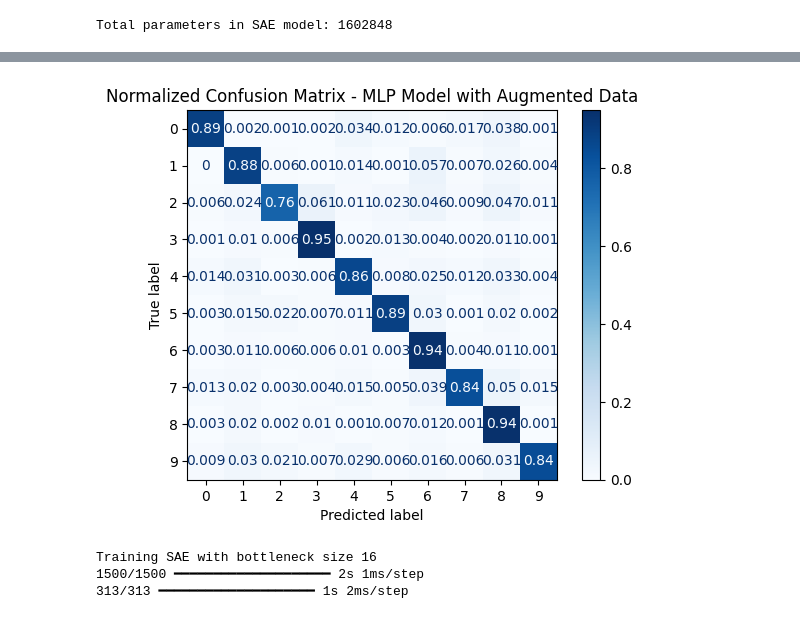
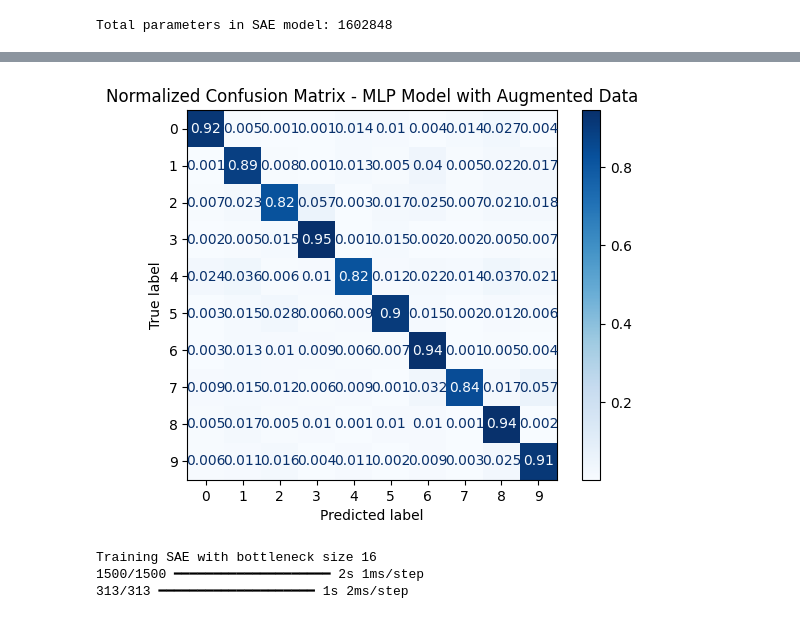
Before and after one commit to Charles980903/Proj2, a Jupyter notebook: Another_copy_of_Untitled5.ipynb, the cells around one changed output, grey strips where cells are left out. Cells and saved outputs as stored; diff of their text form; code cells hidden in the pictures.

```diff
--- a/Another_copy_of_Untitled5.ipynb
+++ b/Another_copy_of_Untitled5.ipynb
@@ -522,7 +460,7 @@ def extract_representative_codes(autoencoder, x_train, y_train):
     return np.array(representative_codes)
 
 # Step 2: Add Gaussian noise to bottleneck codes
-def generate_noisy_images(decoder, representative_codes, num_images=1000, noise_variances=[0.1, 0.5, 1.0]):
+def generate_noisy_images(decoder, representative_codes, num_images=1000, noise_variances=[0.1, 0.2, 0.3]):
     """
     Generate images by adding Gaussian noise to the bottleneck codes.
     """
@@ -549,6 +487,6 @@ decoder = extract_decoder(autoencoder)
 representative_codes = extract_representative_codes(autoencoder, x_train, y_train)
 
 # Generate 1,000 noisy images
-noise_variances = [0.1, 0.5, 1.0]
+noise_variances = [0.1, 0.2, 0.3]
 augmented_images, augmented_labels = generate_noisy_images(decoder, representative_codes, num_images=1000, noise_variances=noise_variances)
 # %% [output]
@@ -616,6 +554,7 @@ x_test_processed = test_images.reshape(test_images.shape[0], -1) / 255.0  # Proc
 # One-hot encode the labels
 y_train_augmented_one_hot = tf.one_hot(combined_train_labels, depth=10)
 test_labels_one_hot = tf.one_hot(test_labels, depth=10)
+val_labels_one_hot = tf.one_hot(y_val, depth=10)
 
 # Define the MLP model
 num_layers = 3
@@ -640,7 +579,7 @@ early_stopping = EarlyStopping(monitor='val_loss', patience=patience, restore_be
 
 # Train the MLP with augmented data
 history = model.fit(combined_train_images, y_train_augmented_one_hot, epochs=100,
-                    validation_data=(x_test, test_labels_one_hot),
+                    validation_data=(x_val, val_labels_one_hot),
                     batch_size=64, callbacks=[early_stopping], verbose=1)
 
 
@@ -682,4 +621,4 @@ Test Accuracy: 0.8805
-[figure, old version]
+[figure, new version]
 # %%
 import matplotlib.pyplot as plt
 import seaborn as sns
```
Also changed, not shown: parts of 8 cells of this notebook.
